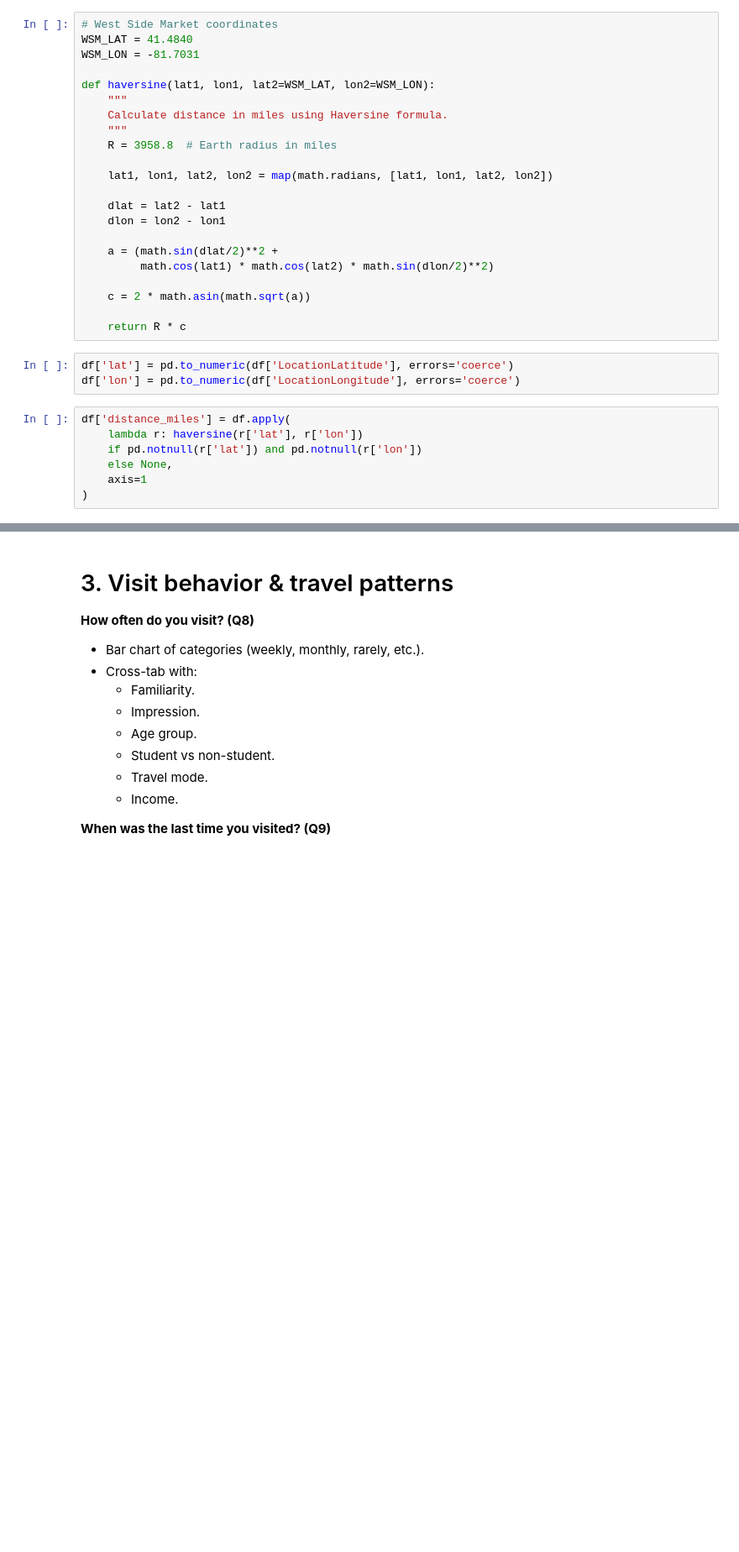
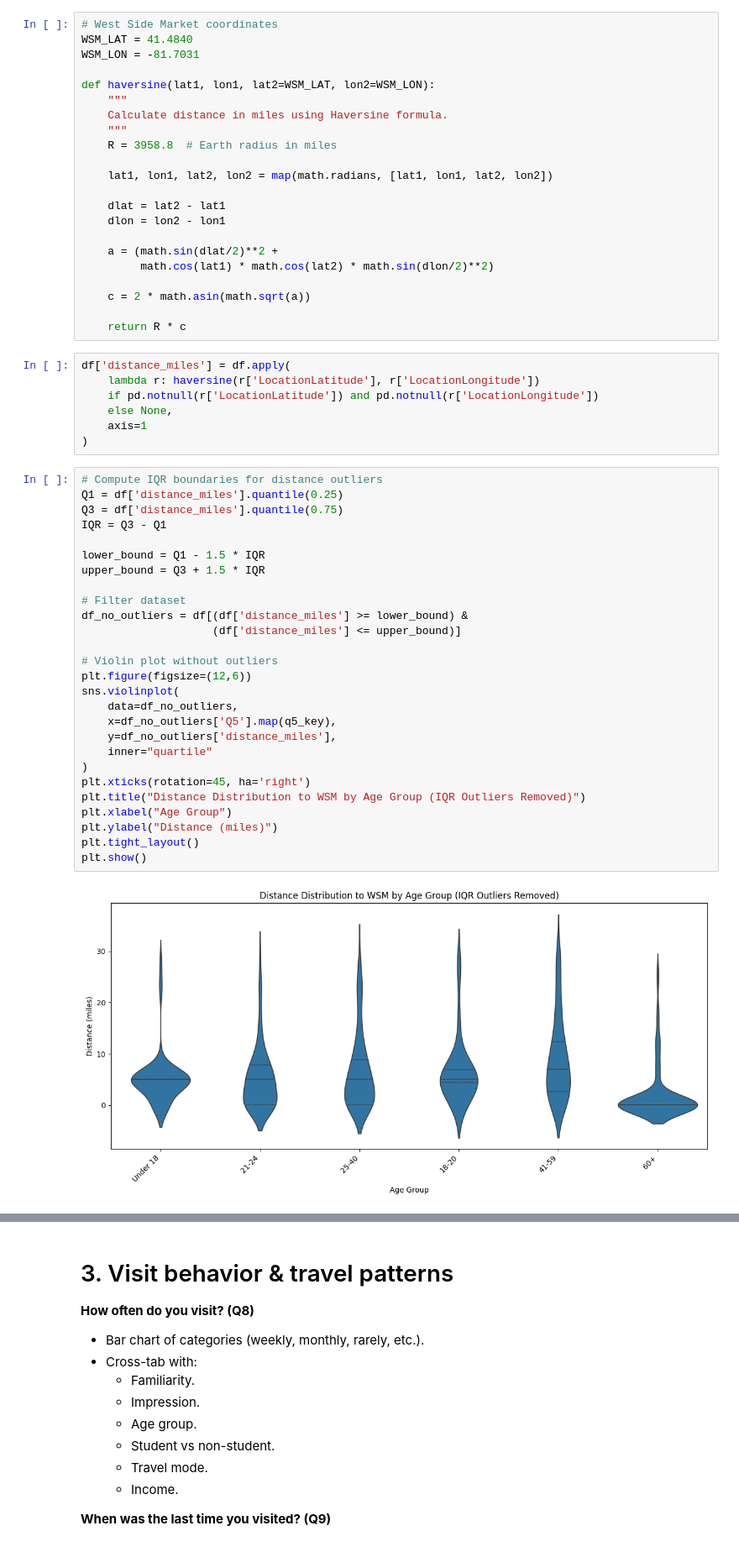
Before and after one commit to zelaneroz/cpmc, a Jupyter notebook: pipeline.ipynb, the cells around one changed output, grey strips where cells are left out. Shown at 84% size. Drawn from its saved outputs; the diff is of its cells as text; blank space fills up the shorter version.

```diff
--- a/pipeline.ipynb
+++ b/pipeline.ipynb
@@ -173,16 +293,42 @@ def haversine(lat1, lon1, lat2=WSM_LAT, lon2=WSM_LON):
     c = 2 * math.asin(math.sqrt(a))
 
     return R * c
-# %%
-df['lat'] = pd.to_numeric(df['LocationLatitude'], errors='coerce')
-df['lon'] = pd.to_numeric(df['LocationLongitude'], errors='coerce')
 # %%
 df['distance_miles'] = df.apply(
-    lambda r: haversine(r['lat'], r['lon'])
-    if pd.notnull(r['lat']) and pd.notnull(r['lon'])
+    lambda r: haversine(r['LocationLatitude'], r['LocationLongitude'])
+    if pd.notnull(r['LocationLatitude']) and pd.notnull(r['LocationLongitude'])
     else None,
     axis=1
 )
+# %%
+# Compute IQR boundaries for distance outliers
+Q1 = df['distance_miles'].quantile(0.25)
+Q3 = df['distance_miles'].quantile(0.75)
+IQR = Q3 - Q1
+
+lower_bound = Q1 - 1.5 * IQR
+upper_bound = Q3 + 1.5 * IQR
+
+# Filter dataset
+df_no_outliers = df[(df['distance_miles'] >= lower_bound) &
+                    (df['distance_miles'] <= upper_bound)]
+
+# Violin plot without outliers
+plt.figure(figsize=(12,6))
+sns.violinplot(
+    data=df_no_outliers,
+    x=df_no_outliers['Q5'].map(q5_key),
+    y=df_no_outliers['distance_miles'],
+    inner="quartile"
+)
+plt.xticks(rotation=45, ha='right')
+plt.title("Distance Distribution to WSM by Age Group (IQR Outliers Removed)")
+plt.xlabel("Age Group")
+plt.ylabel("Distance (miles)")
+plt.tight_layout()
+plt.show()
+# %% [output]
+[figure, added]
 # %% [markdown]
 # 2. Awareness & Familiarity
 **Are you familiar with the West Side Market? (Q3)**
```
Also changed, not shown: parts of 20 cells of this notebook, 5 other files.
